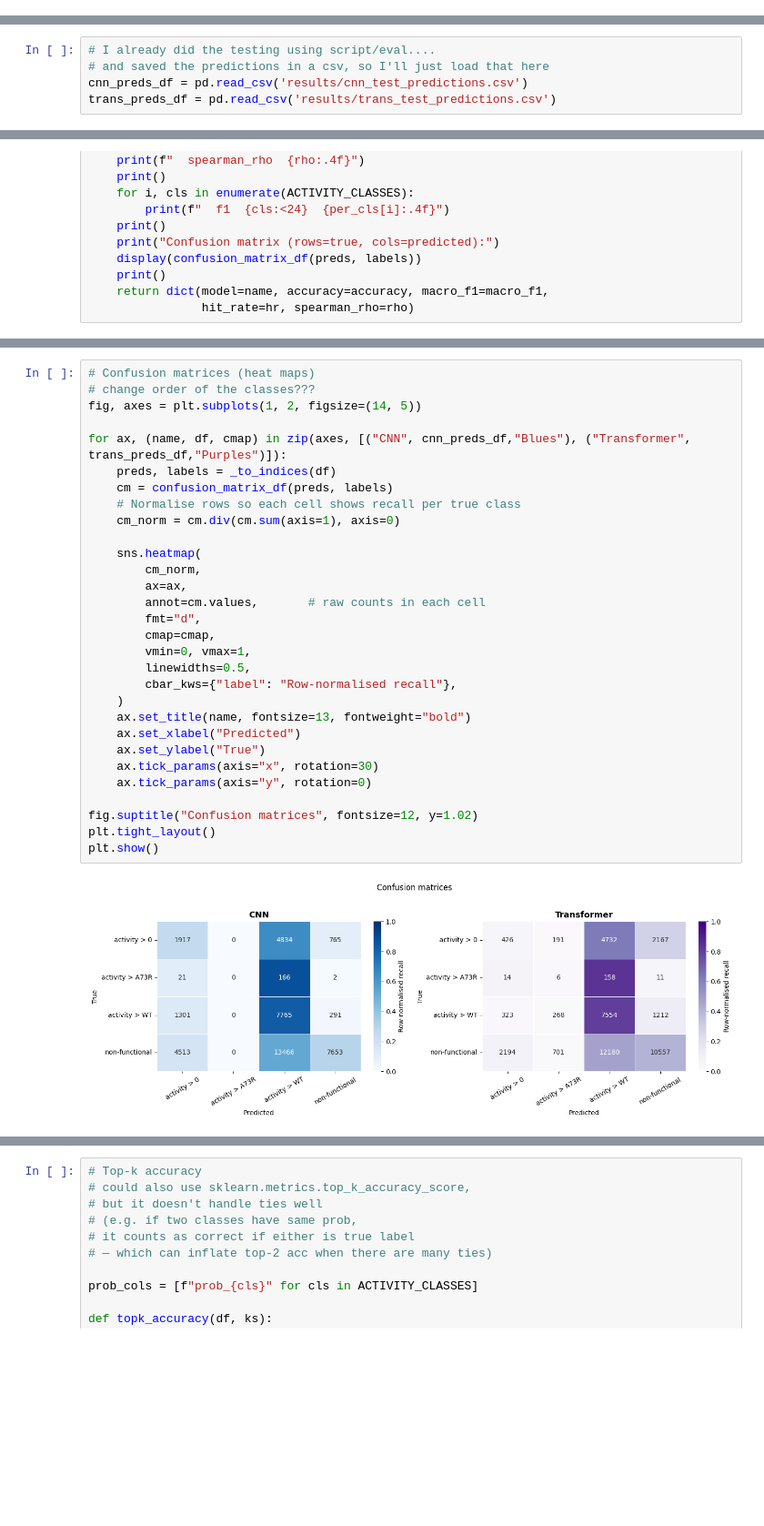
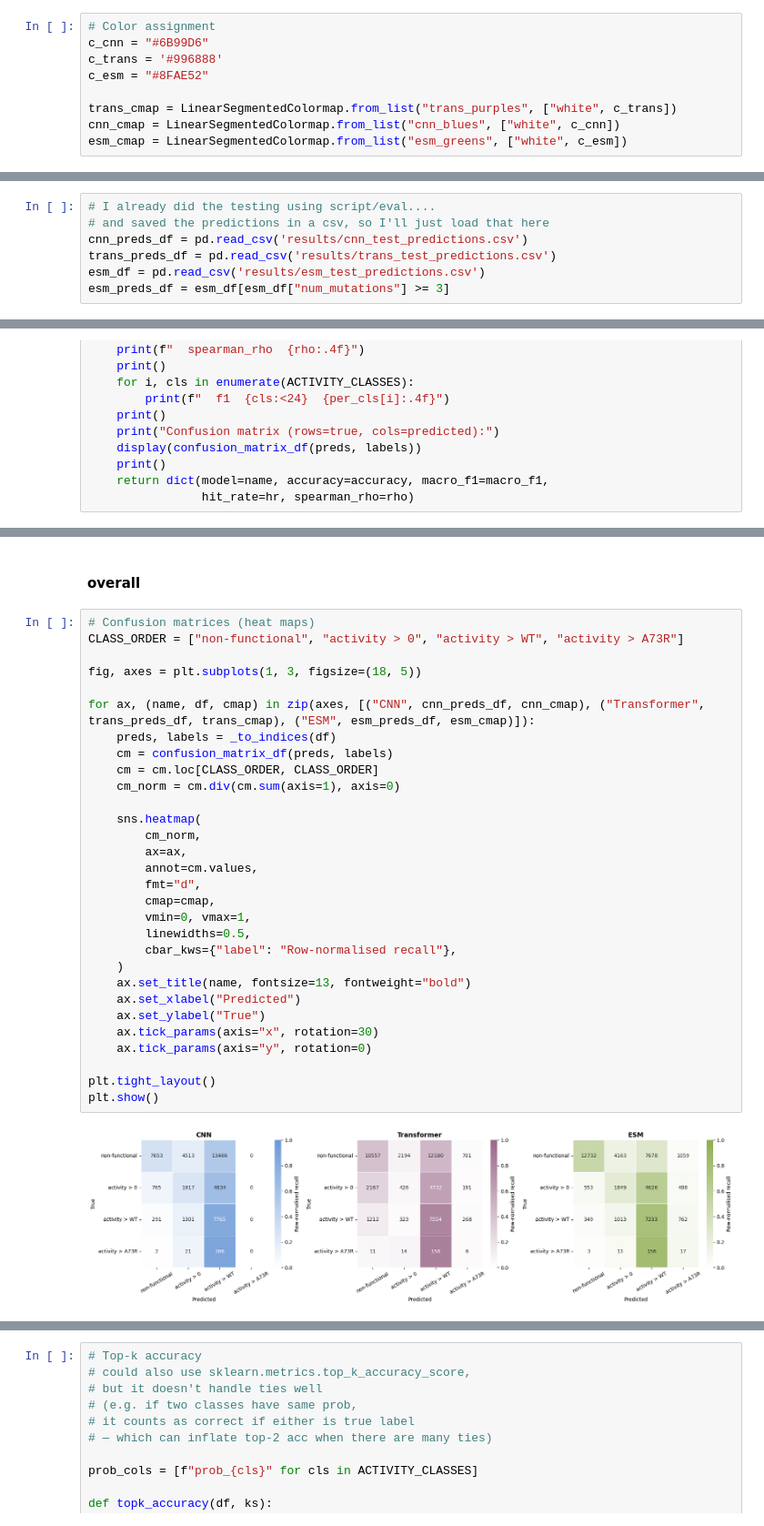
Before and after one commit to zahmiriajoh/AwasthiJohnson_10.C51, a Jupyter notebook: notebooks/02_model_comparison.ipynb, the cells around one changed output, grey strips where cells are left out. Shown at 91% size. Cells and saved outputs as stored; diff of their text form; blank space fills up the shorter version.

Commit message:
plotting analysis

```diff
--- a/notebooks/02_model_comparison.ipynb
+++ b/notebooks/02_model_comparison.ipynb
@@ -27,0 +32,9 @@ from nucb_cnn.utils.io import load_checkpoint as cnn_load_checkpoint
+# %%
+# Color assignment
+c_cnn = "#6B99D6"
+c_trans = '#996888'
+c_esm = "#8FAE52"
+
+trans_cmap = LinearSegmentedColormap.from_list("trans_purples", ["white", c_trans])
+cnn_cmap = LinearSegmentedColormap.from_list("cnn_blues", ["white", c_cnn])
+esm_cmap = LinearSegmentedColormap.from_list("esm_greens", ["white", c_esm])
@@ -44,3 +69,5 @@ os.chdir('/Users/zahmiriajohnson/repo/AwasthiJohnson_10.C51')
 # and saved the predictions in a csv, so I'll just load that here
 cnn_preds_df = pd.read_csv('results/cnn_test_predictions.csv')
 trans_preds_df = pd.read_csv('results/trans_test_predictions.csv')
+esm_df = pd.read_csv('results/esm_test_predictions.csv')
+esm_preds_df = esm_df[esm_df["num_mutations"] >= 3]
@@ -132,32 +184,34 @@ Confusion matrix (rows=true, cols=predicted):
+# %% [markdown]
+#### overall
 # %%
 # Confusion matrices (heat maps)
-# change order of the classes???
-fig, axes = plt.subplots(1, 2, figsize=(14, 5))
+CLASS_ORDER = ["non-functional", "activity > 0", "activity > WT", "activity > A73R"]
 
-for ax, (name, df, cmap) in zip(axes, [("CNN", cnn_preds_df,"Blues"), ("Transformer", trans_preds_df,"Purples")]):
+fig, axes = plt.subplots(1, 3, figsize=(18, 5))
+
+for ax, (name, df, cmap) in zip(axes, [("CNN", cnn_preds_df, cnn_cmap), ("Transformer", trans_preds_df, trans_cmap), ("ESM", esm_preds_df, esm_cmap)]):
     preds, labels = _to_indices(df)
     cm = confusion_matrix_df(preds, labels)
-    # Normalise rows so each cell shows recall per true class
+    cm = cm.loc[CLASS_ORDER, CLASS_ORDER]
     cm_norm = cm.div(cm.sum(axis=1), axis=0)
 
     sns.heatmap(
         cm_norm,
         ax=ax,
-        annot=cm.values,       # raw counts in each cell
+        annot=cm.values,
         fmt="d",
         cmap=cmap,
         vmin=0, vmax=1,
         linewidths=0.5,
         cbar_kws={"label": "Row-normalised recall"},
     )
     ax.set_title(name, fontsize=13, fontweight="bold")
     ax.set_xlabel("Predicted")
     ax.set_ylabel("True")
     ax.tick_params(axis="x", rotation=30)
     ax.tick_params(axis="y", rotation=0)
 
-fig.suptitle("Confusion matrices", fontsize=12, y=1.02)
 plt.tight_layout()
 plt.show()
 # %% [output]
-[figure, old version]
+[figure, new version]
```
Also changed, not shown: parts of 31 cells of this notebook, 1 other file.
